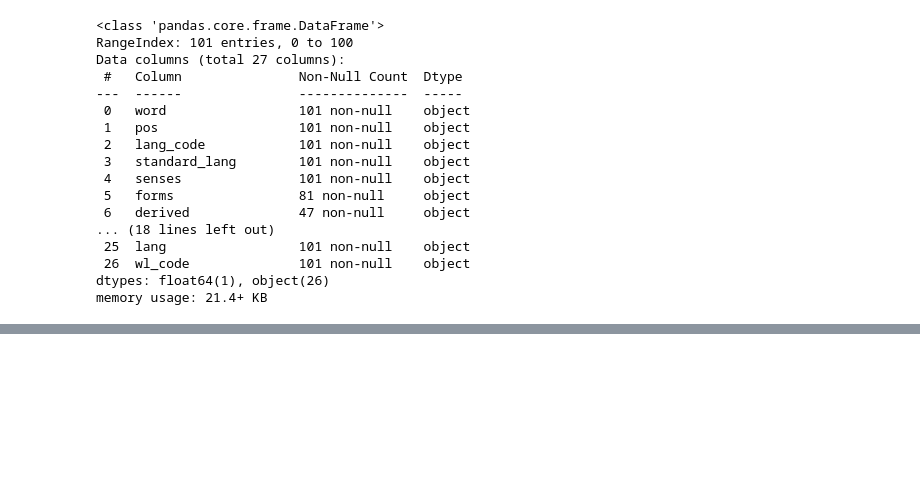
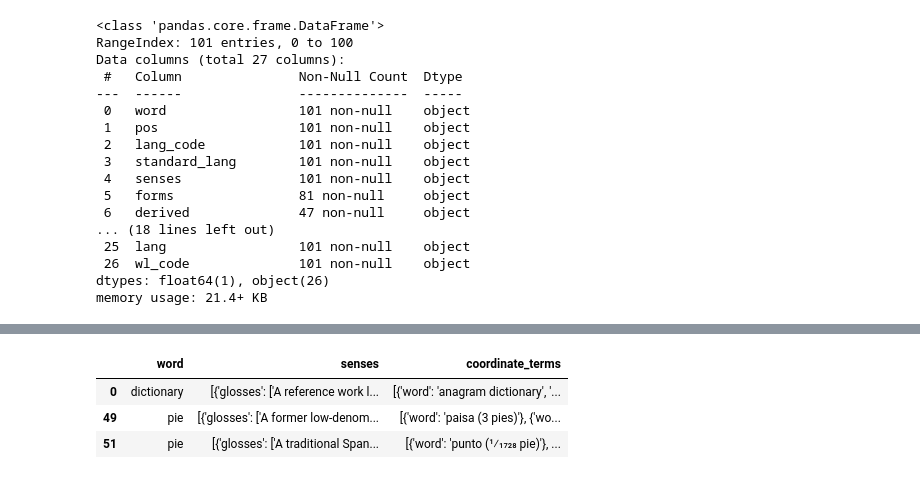
Before and after one commit to egrizzell/DutchAnalyzer, a Jupyter notebook: notebooks/3_cleaning/3_0-follow_up_filtering.ipynb, the cells around one changed output, grey strips where cells are left out. Drawn from its saved outputs; the diff is of its cells as text; code cells hidden in the pictures; blank space fills up the shorter version.

```diff
--- a/notebooks/3_cleaning/3_0-follow_up_filtering.ipynb
+++ b/notebooks/3_cleaning/3_0-follow_up_filtering.ipynb
@@ -238,23 +344,19 @@ def drop_df_column_groups(df, groups=['forms', 'etymology', 'nyms', 'categories'
         for group in groups:
             if 'forms' == group:
                 forms_grouping = [c for c in forms_grouping if c in df_cols]
-                protected_cols += forms_grouping
+                cols_to_drop += forms_grouping
             if 'etymology' == group:
                 etymology_grouping = [c for c in etymology_grouping if c in df_cols]
-                protected_cols += etymology_grouping
+                cols_to_drop += etymology_grouping
 
             if 'nyms' == group:
                 nyms_grouping = [c for c in nyms_grouping if c in df_cols]
-                protected_cols += nyms_grouping
+                cols_to_drop += nyms_grouping
 
             if 'categories' == group:
                 categories_grouping = [c for c in categories_grouping if c in df_cols]
-                protected_cols += categories_grouping
+                cols_to_drop += categories_grouping
 
-    protected_cols = [c for c in protected_cols if c in df_cols]
-    unprotected_cols = [c for c in df_cols if c not in protected_cols and c not in end]
-
-    unprotected_cols.sort()
-    new_cols = protected_cols + unprotected_cols + end
-    df = df.loc[:, new_cols]
-    return df
+    return df.drop(columns=cols_to_drop)
+# %%
+cut_df = drop_df_column_groups(df)
@@ -260,0 +386,6 @@ def drop_df_column_groups(df, groups=['forms', 'etymology', 'nyms', 'categories'
+# %%
+def return_non_na_drop_cols(df, col):
+    new_df = df[~df[col].isna()]
+    return new_df.dropna(axis=1, how='all')
+# %%
+temp_df = return_non_na_drop_cols(cut_df, 'coordinate_terms')
@@ -260,0 +413,8 @@ def drop_df_column_groups(df, groups=['forms', 'etymology', 'nyms', 'categories'
+# %%
+pd.set_option('display.max_colwidth', 3)
+temp_df.loc[:, ['word', 'senses','coordinate_terms']]
+# %% [output]
+|  | word | senses | coordinate_terms |
+| 0 | dictionary | [{'glosses': ['A reference work l... | [{'word': 'anagram dictionary', '... |
+| 49 | pie | [{'glosses': ['A former low-denom... | [{'word': 'paisa (3 pies)'}, {'wo... |
+| 51 | pie | [{'glosses': ['A traditional Span... | [{'word': 'punto (1⁄1728 pie)'}, ... |
```
Also changed, not shown: parts of 28 cells of this notebook, 1 other file.
